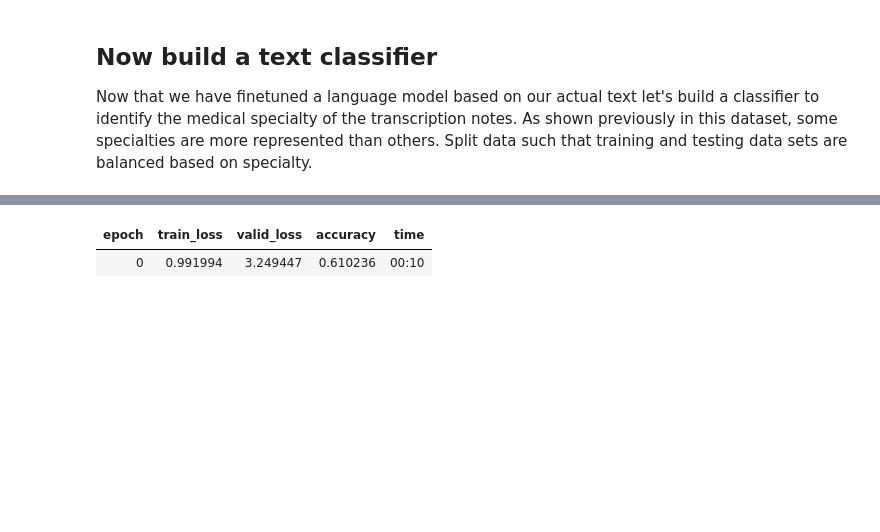
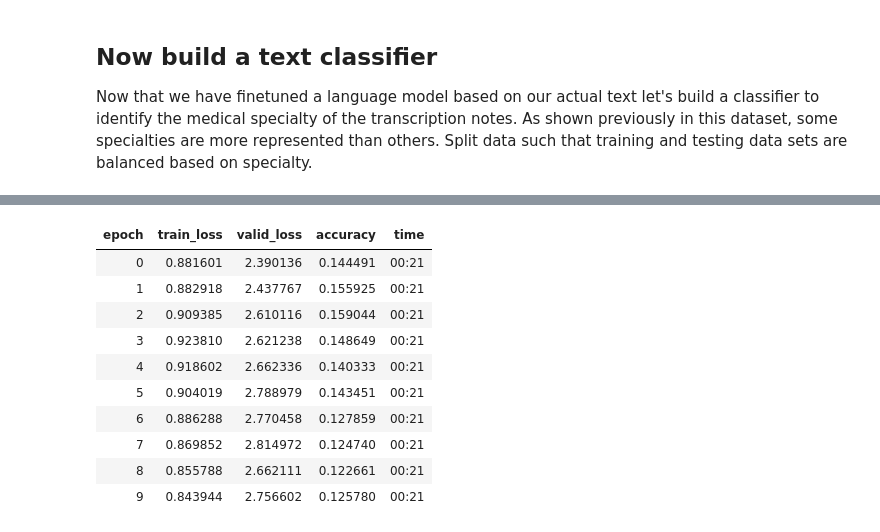
Before and after one commit to magic-lantern/coprh-nlp-2021, a Jupyter notebook: text_classification_colab.ipynb, the cells around one changed output, grey strips where cells are left out. Drawn from its saved outputs; the diff is of its cells as text; code cells hidden in the pictures; blank space fills up the shorter version.

```diff
--- a/text_classification_colab.ipynb
+++ b/text_classification_colab.ipynb
@@ -299,6 +302,6 @@ learn = text_classifier_learner(
 # %%
 # load the encoder used for the language model - must be the same to build off language model.
-learn = learn.load_encoder('lm_finetuned')
+learn = learn.load_encoder('finetuned')
 # %%
 # attempt to find a decent learning rate for this dataset
 learn.lr_find()
@@ -309,2 +311,0 @@ SuggestedLRs(lr_min=0.03019951581954956, lr_steep=0.033113110810518265)
-# %%
-learn.fit_one_cycle(1, 4e-1)
@@ -314,2 +312,4 @@ learn.fit_one_cycle(1, 4e-1)
+# %%
+learn.fit_one_cycle(10, 3e-2)
 # %%
 learn.save('class_part_1')
@@ -320,3 +316,3 @@ Path('/home/sethr/coprh-nlp-2021/models/class_part_1.pth')
 # %%
 learn.freeze_to(-2)
-learn.fit_one_cycle(1, slice(3e-2/(2.6**4),3e-2))
+learn.fit_one_cycle(10, slice(1e-2/(2.6**4),1e-2))
@@ -332,8 +321,17 @@ Path('/home/sethr/coprh-nlp-2021/models/class_part_2.pth')
 # %%
 learn.freeze_to(-3)
-learn.fit_one_cycle(1, slice(5e-3/(2.6**4),5e-3))
+learn.fit_one_cycle(10, slice(5e-3/(2.6**4),5e-3))
 # %% [output]
 | epoch | train_loss | valid_loss | accuracy | time |
-| 0 | 0.991994 | 3.249447 | 0.610236 | 00:10 |
+| 0 | 0.881601 | 2.390136 | 0.144491 | 00:21 |
+| 1 | 0.882918 | 2.437767 | 0.155925 | 00:21 |
+| 2 | 0.909385 | 2.610116 | 0.159044 | 00:21 |
+| 3 | 0.923810 | 2.621238 | 0.148649 | 00:21 |
+| 4 | 0.918602 | 2.662336 | 0.140333 | 00:21 |
+| 5 | 0.904019 | 2.788979 | 0.143451 | 00:21 |
+| 6 | 0.886288 | 2.770458 | 0.127859 | 00:21 |
+| 7 | 0.869852 | 2.814972 | 0.124740 | 00:21 |
+| 8 | 0.855788 | 2.662111 | 0.122661 | 00:21 |
+| 9 | 0.843944 | 2.756602 | 0.125780 | 00:21 |
 # %%
 learn.save('class_part_3')
```
Also changed, not shown: parts of 75 cells of this notebook.
